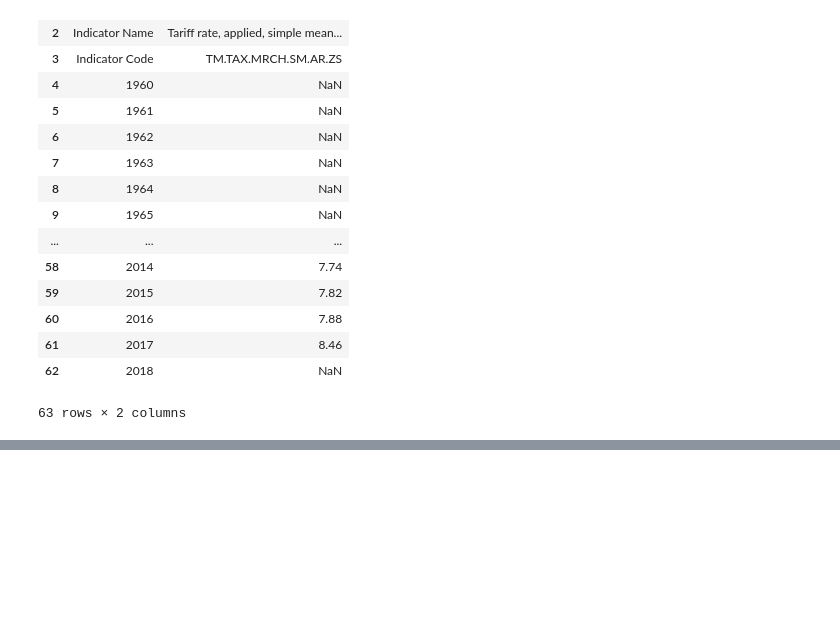
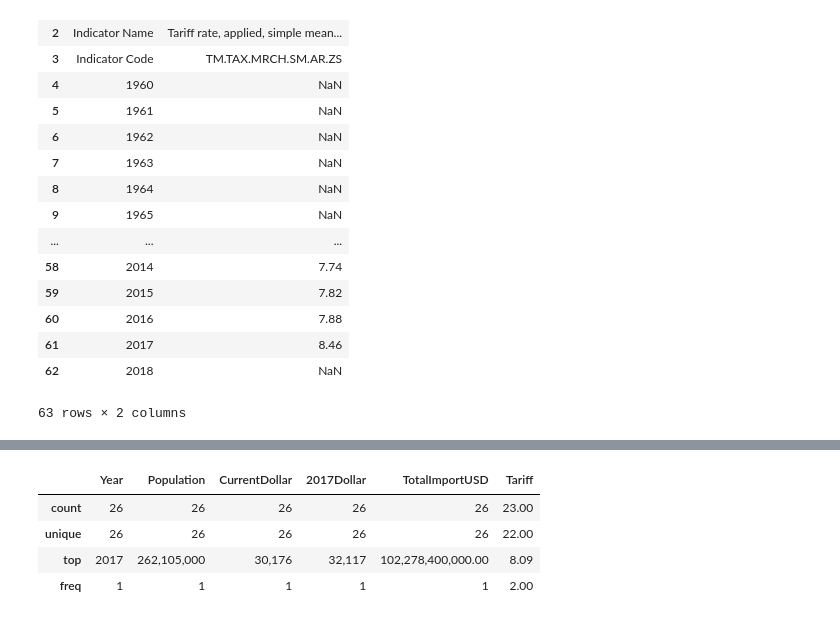
Before and after one commit to brmkim/599GroupRepo, a Jupyter notebook: FINAL.ipynb, the cells around one changed output, grey strips where cells are left out. Cells and saved outputs as stored; diff of their text form; code cells hidden in the pictures; blank space fills up the shorter version.

```diff
--- a/FINAL.ipynb
+++ b/FINAL.ipynb
@@ -162,0 +260,9 @@ KeyError: '[5 10] not found in axis'
+# %%
+# Simple descriptive statistics (13 columns, mean tariff is 8.36, etc. )
+merged.describe()
+# %% [output]
+|  | Year | Population | CurrentDollar | 2017Dollar | TotalImportUSD | Tariff |
+| count | 26 | 26 | 26 | 26 | 26 | 23.00 |
+| unique | 26 | 26 | 26 | 26 | 26 | 22.00 |
+| top | 2017 | 262,105,000 | 30,176 | 32,117 | 102,278,400,000.00 | 8.09 |
+| freq | 1 | 1 | 1 | 1 | 1 | 2.00 |
```
Also changed, not shown: parts of 13 cells of this notebook, 4 other files.
